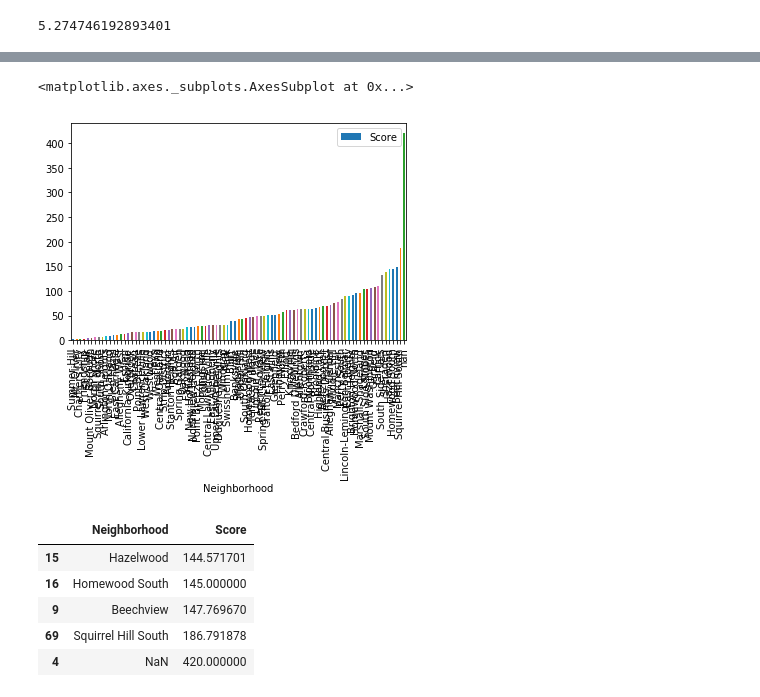
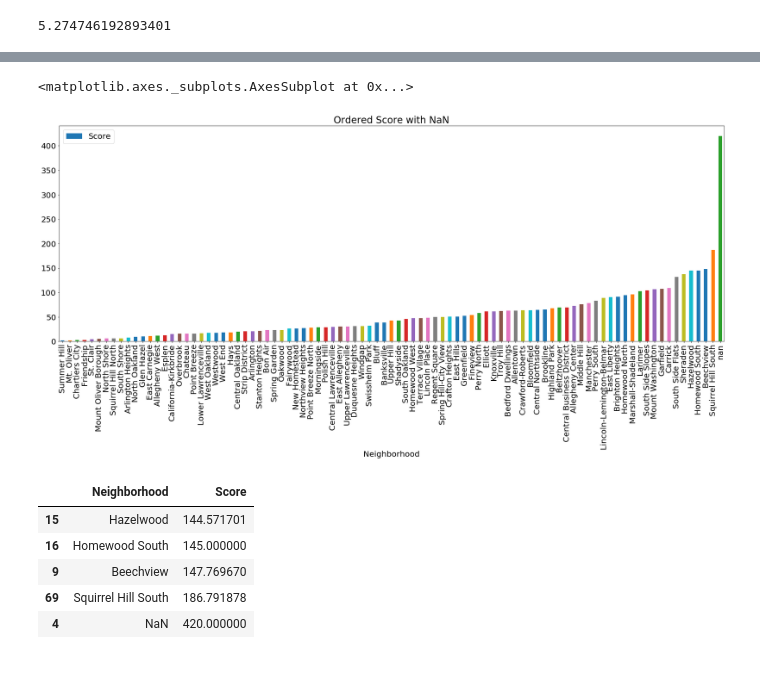
Before and after one commit to djb179/Playground-Penguins, a Jupyter notebook: main.ipynb, the cells around one changed output, grey strips where cells are left out. Cells and saved outputs as stored; diff of their text form; code cells hidden in the pictures; blank space fills up the shorter version.

```diff
--- a/main.ipynb
+++ b/main.ipynb
@@ -81,8 +85,8 @@ df.plot.bar(x = 'Neighborhood', y = 'Score')
 # %%
-df = df.sort_values('Score')
-df.plot.bar(x = 'Neighborhood', y = 'Score')
+df = df.sort_values('Score') #sorting the dataframe by score from lowest to highest.
+df.plot.bar(figsize = (30,10), x = 'Neighborhood', y = 'Score', title = "Ordered Score with NaN") #graphing the sorted graph.
 ##Graph mat plotlib
 # %% [output]
 <matplotlib.axes._subplots.AxesSubplot at 0x...>
-[figure, old version]
+[figure, new version]
 # %%
```
Also changed, not shown: parts of 14 cells of this notebook.
